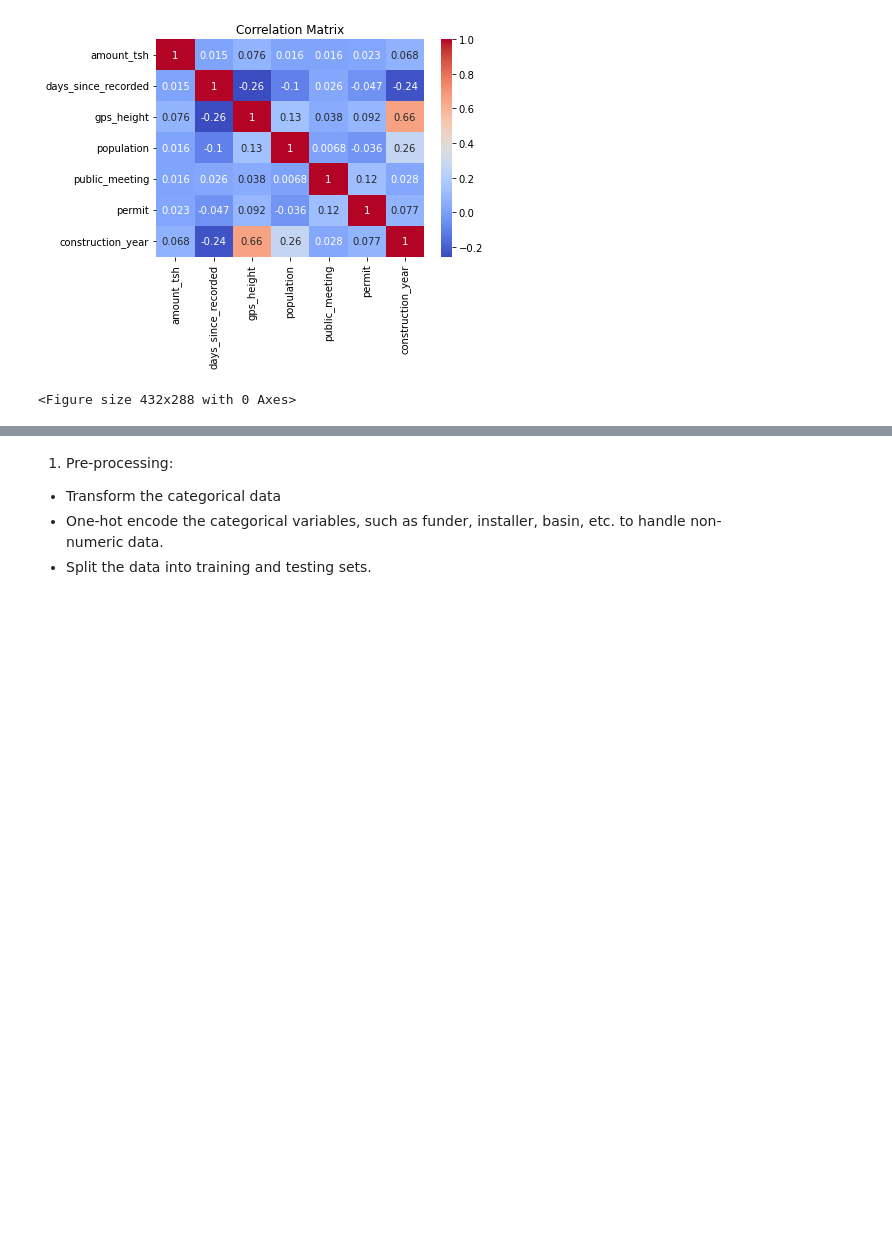
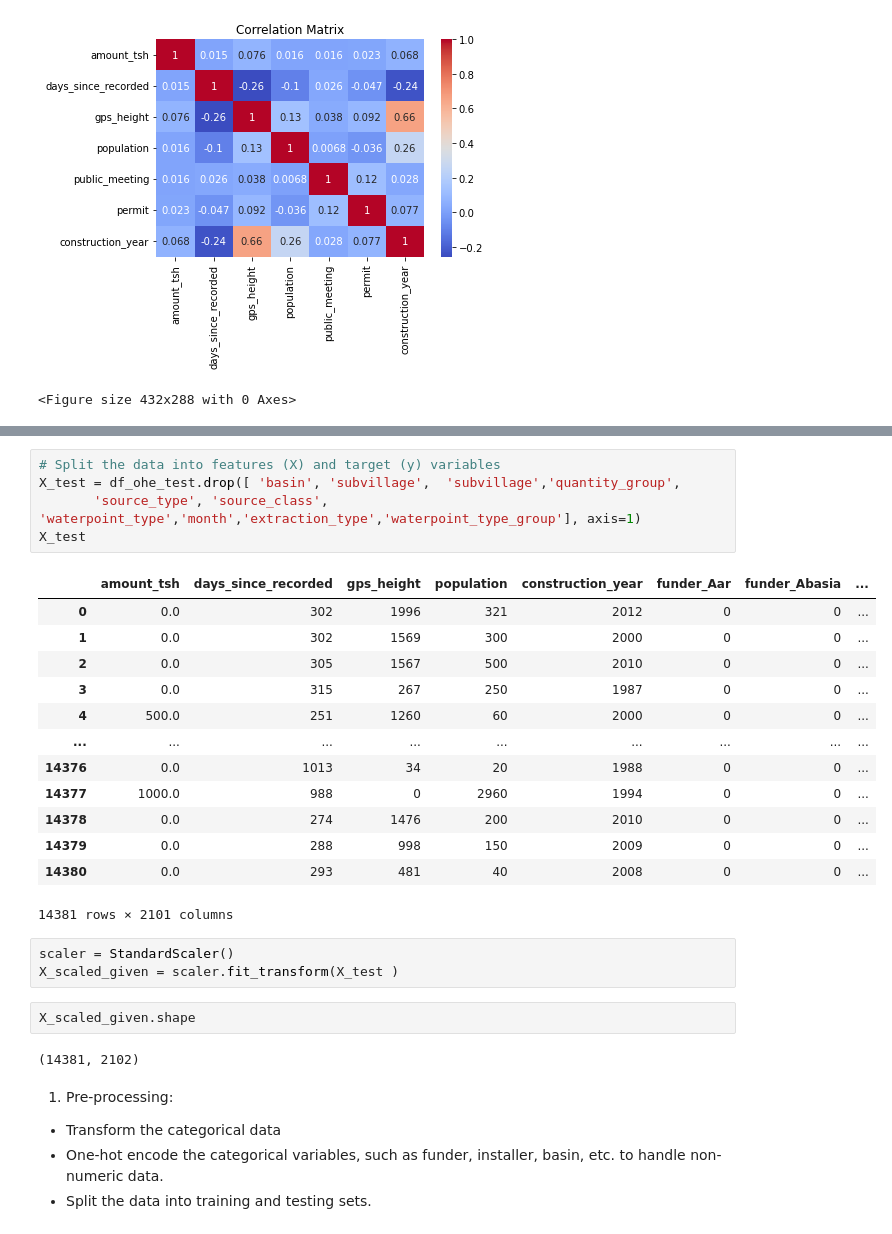
Before and after one commit to AmosMaru/Tanzania_water_pump_prediction, a Jupyter notebook: MODELING_2 (1).ipynb, the cells around one changed output, grey strips where cells are left out. Saved outputs shown, nothing was run; the diff lists cells and outputs as text; blank space fills up the shorter version.

```diff
--- a/MODELING_2 (1).ipynb
+++ b/MODELING_2 (1).ipynb
@@ -49,3 +73,29 @@ plt.savefig('Correlation Matrix.png')
+# %%
+# Split the data into features (X) and target (y) variables
+X_test = df_ohe_test.drop([ 'basin', 'subvillage',  'subvillage','quantity_group',
+       'source_type', 'source_class', 'waterpoint_type','month','extraction_type','waterpoint_type_group'], axis=1)
+X_test
+# %% [output]
+|  | amount_tsh | days_since_recorded | gps_height | population | construction_year | funder_Aar | funder_Abasia | ... |
+| 0 | 0.0 | 302 | 1996 | 321 | 2012 | 0 | 0 | ... |
+| 1 | 0.0 | 302 | 1569 | 300 | 2000 | 0 | 0 | ... |
+| 2 | 0.0 | 305 | 1567 | 500 | 2010 | 0 | 0 | ... |
+| 3 | 0.0 | 315 | 267 | 250 | 1987 | 0 | 0 | ... |
+| 4 | 500.0 | 251 | 1260 | 60 | 2000 | 0 | 0 | ... |
+| ... | ... | ... | ... | ... | ... | ... | ... | ... |
+| 14376 | 0.0 | 1013 | 34 | 20 | 1988 | 0 | 0 | ... |
+| 14377 | 1000.0 | 988 | 0 | 2960 | 1994 | 0 | 0 | ... |
+| 14378 | 0.0 | 274 | 1476 | 200 | 2010 | 0 | 0 | ... |
+| 14379 | 0.0 | 288 | 998 | 150 | 2009 | 0 | 0 | ... |
+| 14380 | 0.0 | 293 | 481 | 40 | 2008 | 0 | 0 | ... |
+14381 rows × 2101 columns
+# %%
+scaler = StandardScaler()
+X_scaled_given = scaler.fit_transform(X_test )
+# %%
+X_scaled_given.shape
+# %% [output]
+(14381, 2102)
 # %% [markdown]
 
 1. Pre-processing:
```
Also changed, not shown: parts of 18 cells of this notebook, 4 other files.
